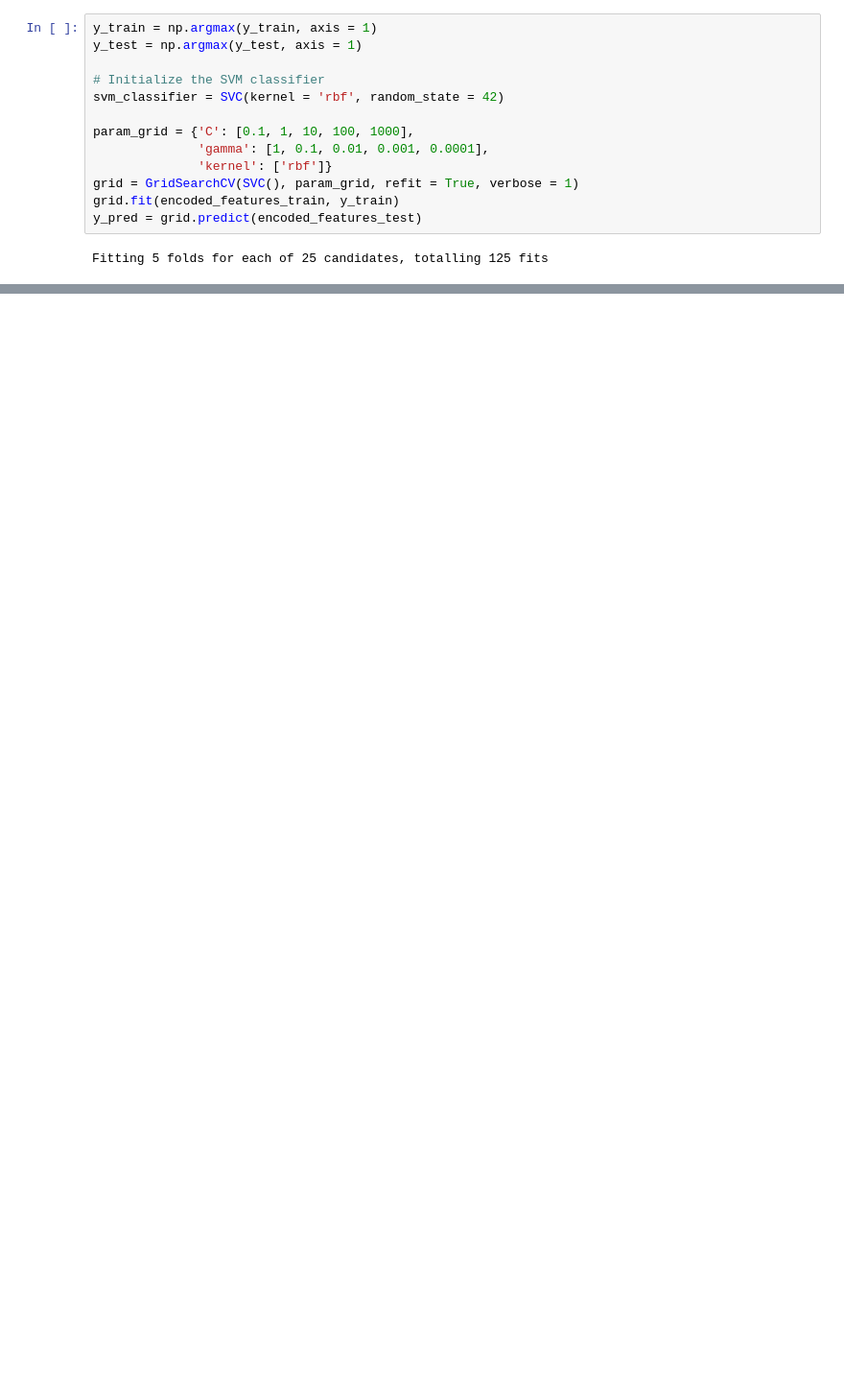
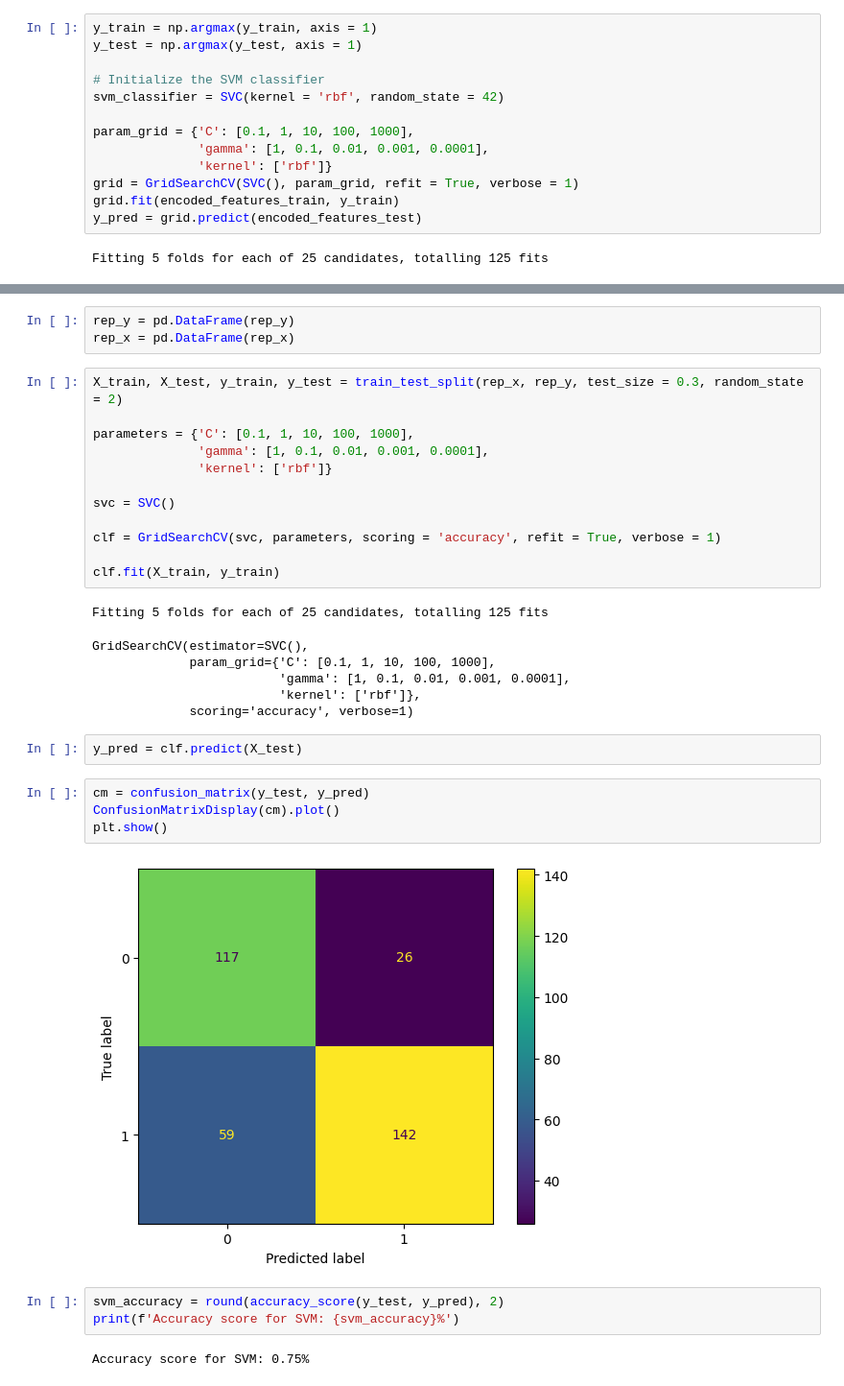
Before and after one commit to dariogemo/UNIVR-machinelearning, a Jupyter notebook: autoencoders_features_extraction.ipynb, the cells around one changed output, grey strips where cells are left out. Shown at 96% size. Saved outputs shown, nothing was run; the diff lists cells and outputs as text; blank space fills up the shorter version.

```diff
--- a/autoencoders_features_extraction.ipynb
+++ b/autoencoders_features_extraction.ipynb
@@ -208,0 +294,35 @@ Accuracy: 0.9652335456475584
+# %%
+rep_y = pd.DataFrame(rep_y)
+rep_x = pd.DataFrame(rep_x)
+# %%
+X_train, X_test, y_train, y_test = train_test_split(rep_x, rep_y, test_size = 0.3, random_state = 2)
+
+parameters = {'C': [0.1, 1, 10, 100, 1000],
+              'gamma': [1, 0.1, 0.01, 0.001, 0.0001],
+              'kernel': ['rbf']}
+
+svc = SVC()
+
+clf = GridSearchCV(svc, parameters, scoring = 'accuracy', refit = True, verbose = 1)
+
+clf.fit(X_train, y_train)
+# %% [output]
+Fitting 5 folds for each of 25 candidates, totalling 125 fits
+GridSearchCV(estimator=SVC(),
+             param_grid={'C': [0.1, 1, 10, 100, 1000],
+                         'gamma': [1, 0.1, 0.01, 0.001, 0.0001],
+                         'kernel': ['rbf']},
+             scoring='accuracy', verbose=1)
+# %%
+y_pred = clf.predict(X_test)
+# %%
+cm = confusion_matrix(y_test, y_pred)
+ConfusionMatrixDisplay(cm).plot()
+plt.show()
+# %% [output]
+[figure, added]
+# %%
+svm_accuracy = round(accuracy_score(y_test, y_pred), 2)
+print(f'Accuracy score for SVM: {svm_accuracy}%')
+# %% [output]
+Accuracy score for SVM: 0.75%
```
Also changed, not shown: parts of 24 cells of this notebook.
